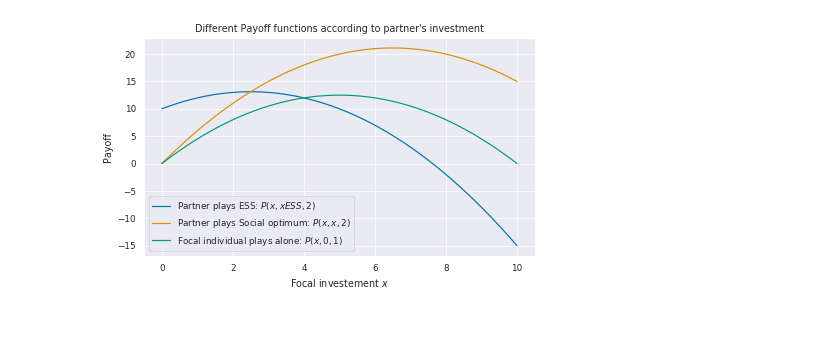
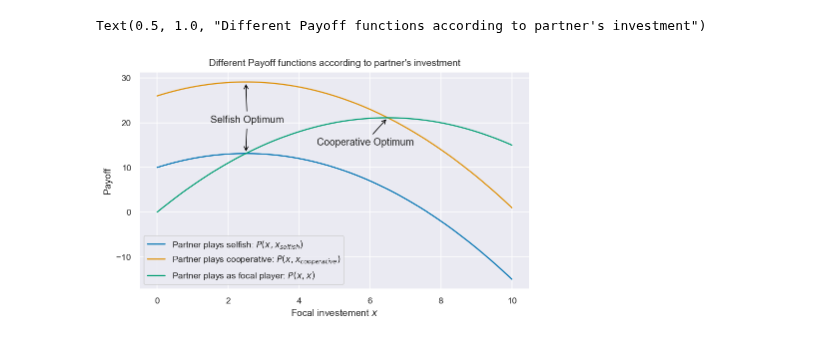
Before and after one commit to PaulEcoffet/roborobo3, a Jupyter notebook: roborobo3/notebooks/Payoff.ipynb, the cells around one changed output. Drawn from its saved outputs; the diff is of its cells as text; code cells hidden in the pictures.

Commit message:
new payoff graph
Former-commit-id: 879cd0c278021a108c5b20b40280425e921e8171

```diff
--- a/roborobo3/notebooks/Payoff.ipynb
+++ b/roborobo3/notebooks/Payoff.ipynb
@@ -13,13 +13,19 @@ def payoff(x, x0, n):
 # %%
 x = np.linspace(0, 10, 1000)
 plt.figure(figsize=(7, 4))
-plt.plot(x, payoff(x, 2.5, 2), label="Partner plays ESS: $P(x, xESS, 2)$")
-plt.plot(x, payoff(x, x, 2), label="Partner plays Social optimum: $P(x, x, 2)$")
-plt.plot(x, payoff(x, 0, 1), label="Focal individual plays alone: $P(x, 0, 1)$")
+plt.plot(x, payoff(x, 2.5, 2), label="Partner plays selfish: $P(x, x_{selfish})$")
+plt.plot(x, payoff(x, 6.5, 2), label="Partner plays cooperative: $P(x, x_{cooperative})$")
+
+plt.plot(x, payoff(x, x, 2), label="Partner plays as focal player: $P(x, x)$")
+plt.annotate("Selfish Optimum", (2.5, payoff(2.5, 2.5, 2)), (1.5, 20), arrowprops=dict(edgecolor='black', arrowstyle="->"))
+plt.annotate("Selfish Optimum", (2.5, payoff(2.5, 6.5, 2)), (1.5, 20), alpha=0, arrowprops=dict(edgecolor='black', arrowstyle="->"))
+plt.annotate("Cooperative Optimum", (6.5, payoff(6.5, 6.5, 2)), (4.5, 15), arrowprops=dict(edgecolor='black', arrowstyle="->"))
+
 plt.legend()
 plt.ylabel('Payoff')
 plt.xlabel('Focal investement $x$')
 plt.title("Different Payoff functions according to partner's investment")
-plt.savefig('/home/pecoffet/Documents/work/MaterialandMethods/payoff.pdf')
+#plt.savefig('/home/pecoffet/Documents/work/MaterialandMethods/payoff.pdf')
 # %% [output]
+Text(0.5, 1.0, "Different Payoff functions according to partner's investment")
-[figure, old version]
+[figure, new version]
```
